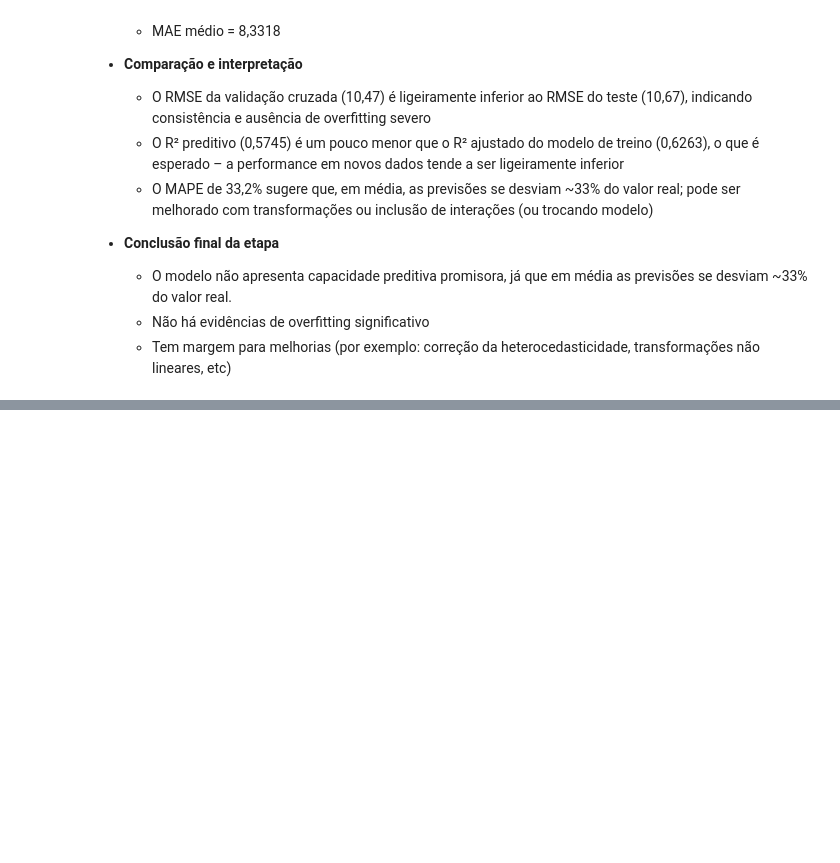
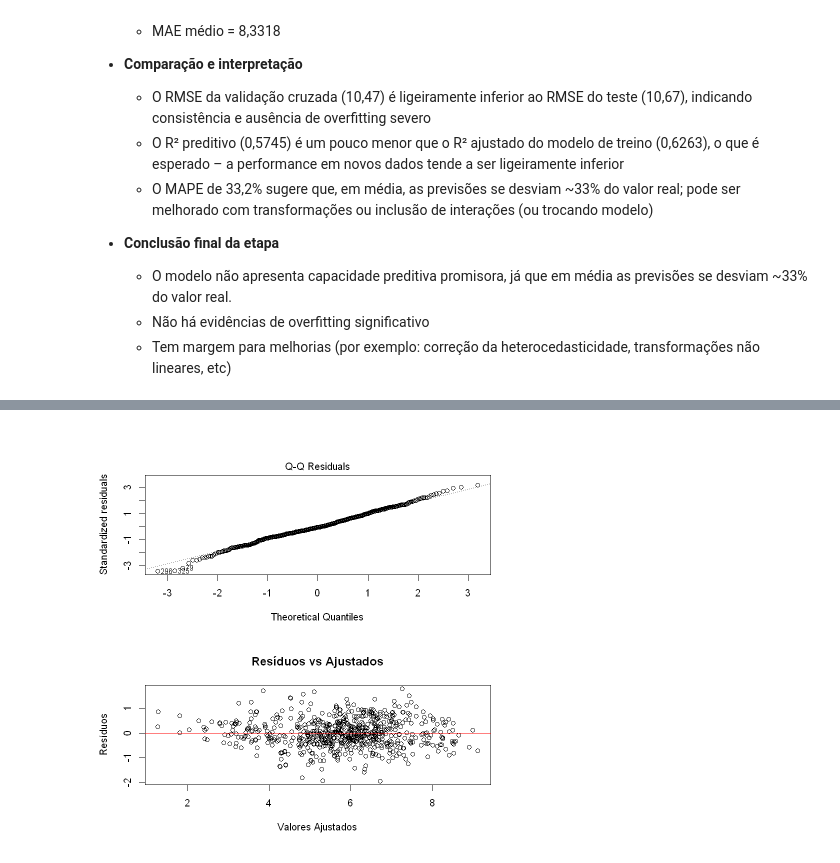
Before and after one commit to Marcehlin/Atividades-2026_1, a Jupyter notebook: Regressao/Regressao Trabalho/trabalho_regressao_MMM.ipynb, the cells around one changed output, grey strips where cells are left out. Cells and saved outputs as stored; diff of their text form; code cells hidden in the pictures; blank space fills up the shorter version.

```diff
--- a/Regressao/Regressao Trabalho/trabalho_regressao_MMM.ipynb
+++ b/Regressao/Regressao Trabalho/trabalho_regressao_MMM.ipynb
@@ -1298,0 +1333,24 @@ ERROR: Error: package or namespace load failed for 'caret' in inDL(x, as.logical
+# %%
+# transformações ao conjunto de treino
+dados_treino$log_Idade <- log(dados_treino$Idade)
+dados_treino$log1p_Superplast <- log1p(dados_treino$Superplastificante)
+# transformações ao conjunto de validação
+dados_validacao$log_Idade <- log(dados_validacao$Idade)
+dados_validacao$log1p_Superplast <- log1p(dados_validacao$Superplastificante)
+
+modelo_t1 <- lm(Resistencia ~ Cimento + Escoria + CinzaVolante +
+                        Agua + log1p_Superplast + AgregadoGraudo +
+                        AgregadoMiudo + log_Idade,
+                      data = dados_treino)
+predicoes_t1 <- predict(modelo_t1, newdata = dados_validacao)
+dados_validacao$Pred_Resistencia_t1 <- predicoes_t1
+print(dados_validacao[,c("Resistencia","Pred_Resistencia_t1")])
+# erros
+erro_teste_t1 <- dados_validacao$Resistencia - dados_validacao$Pred_Resistencia_t1
+#MAPE
+mape_t1 <- mean(abs(erro_teste_t1) / dados_validacao$Resistencia)
+# R² preditivo (correlação ao quadrado)
+r2_pred_t1 <- cor(dados_validacao$Resistencia, dados_validacao$Pred_Resistencia_t1)^2
+# Exibir resultados
+cat("MAPE:", round(mape_t1,4), "\n",
+    "R² preditivo:", round(r2_pred_t1, 4), "\n")
@@ -1298,0 +1587,17 @@ ERROR: Error: package or namespace load failed for 'caret' in inDL(x, as.logical
+# %%
+residuos <- residuals(modelo_t3)
+ajustados <- fitted(modelo_t3)
+
+par(mfrow = c(2, 1))
+
+plot(modelo_t3, which = 2)
+plot(ajustados, residuos,
+     xlab = "Valores Ajustados", ylab = "Resíduos",
+     main = "Resíduos vs Ajustados")
+abline(h = 0, col = "red")
+
+par(mfrow = c(1, 1))
+# indicativo de heterocedasticidade com afunilamento no grafico Residuals vs Fitted
+# Indicio de normalidade através do QQplot, respeitando bem a linha
+# %% [output]
+[figure, added]
```
Also changed, not shown: parts of 20 cells of this notebook, 19 other files.
